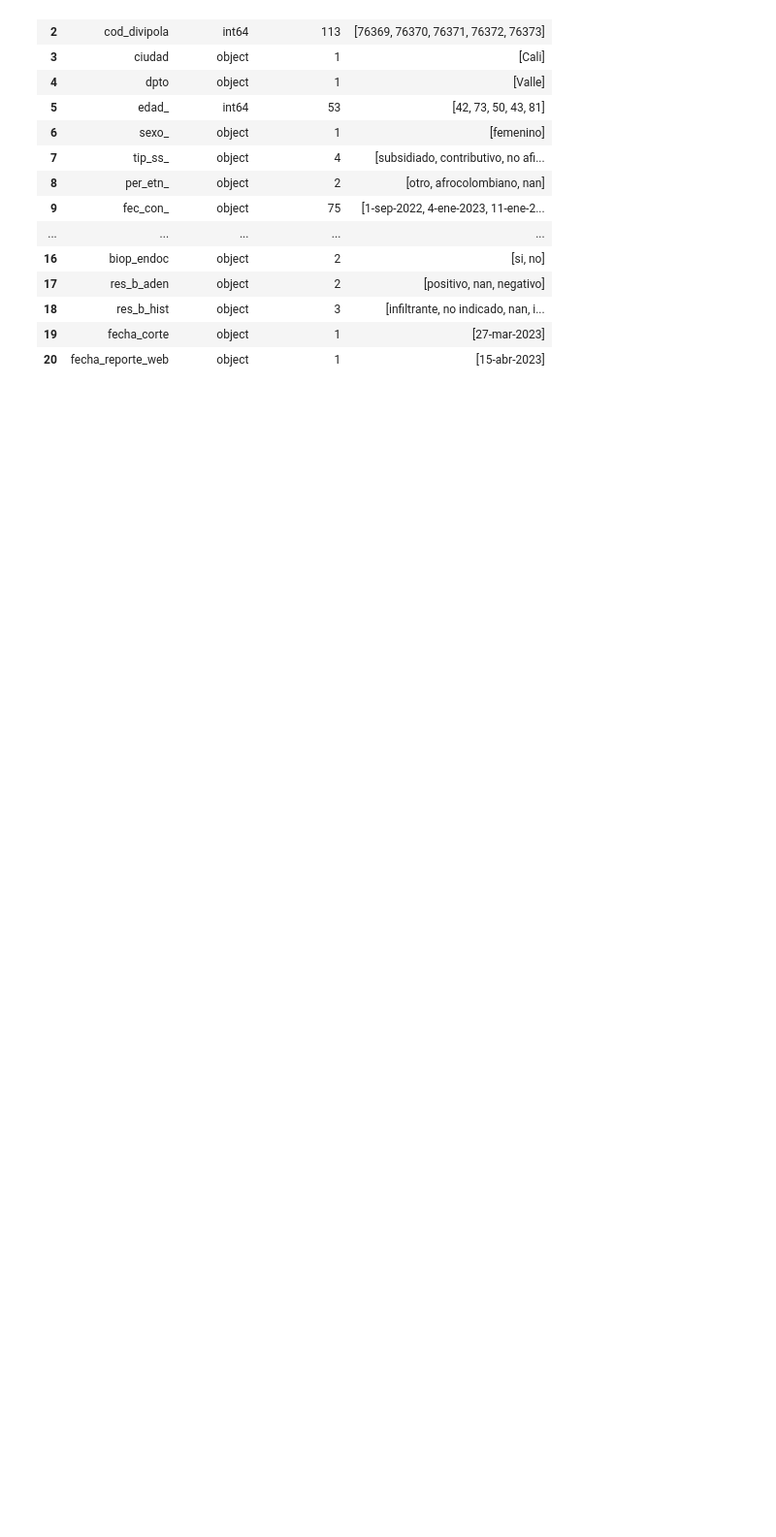
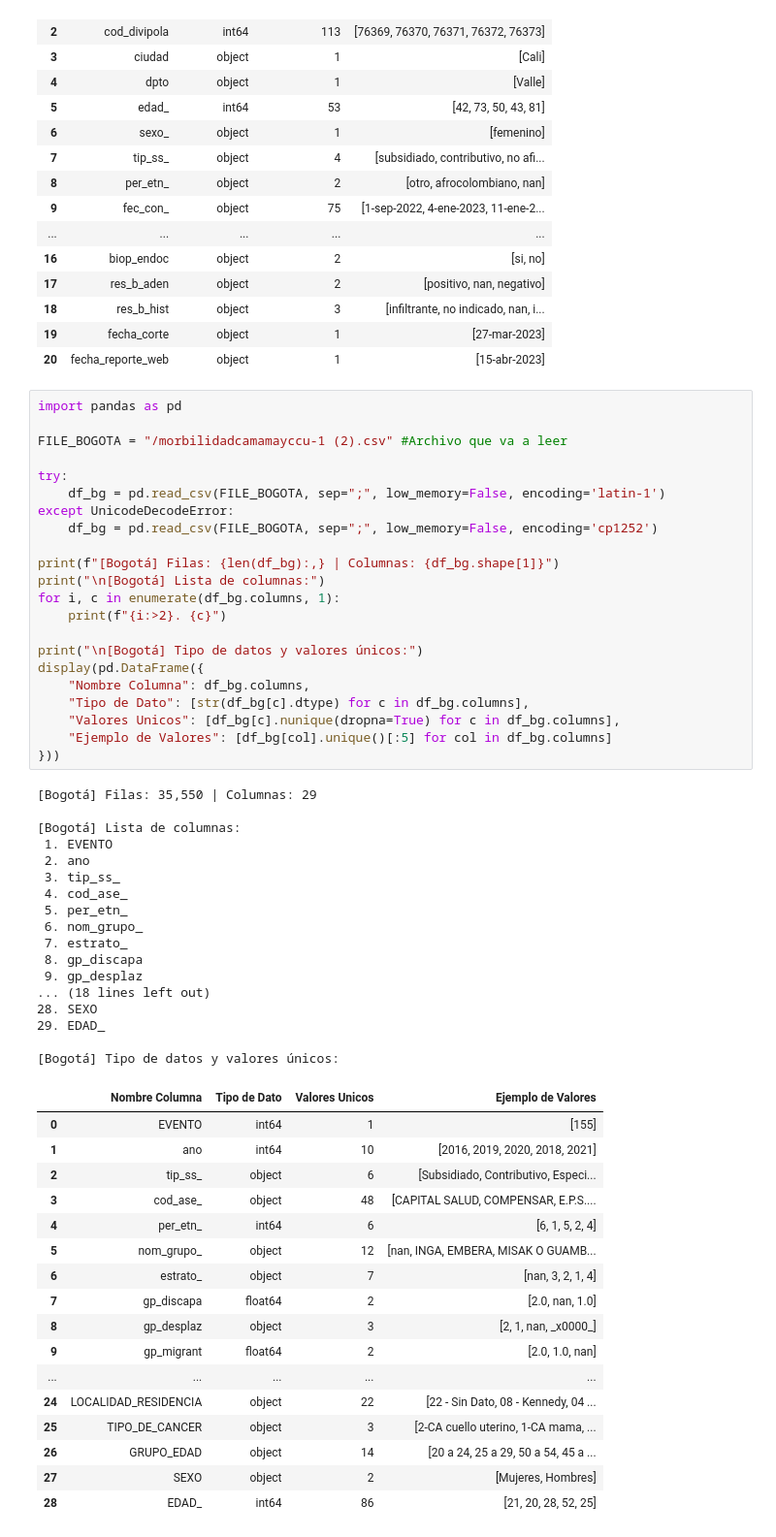
Before and after one commit to workjuanmejia/MaestriaIA, a Jupyter notebook: Project_Cancer_Uterino.ipynb, the cells around one changed output. Shown at 97% size. Saved outputs shown, nothing was run; the diff lists cells and outputs as text; blank space fills up the shorter version.

```diff
--- a/Project_Cancer_Uterino.ipynb
+++ b/Project_Cancer_Uterino.ipynb
@@ -103,3 +103,60 @@ display(pd.DataFrame({
 | 18 | res_b_hist | object | 3 | [infiltrante, no indicado, nan, i... |
 | 19 | fecha_corte | object | 1 | [27-mar-2023] |
 | 20 | fecha_reporte_web | object | 1 | [15-abr-2023] |
+# %%
+import pandas as pd
+
+FILE_BOGOTA = "/morbilidadcamamayccu-1 (2).csv" #Archivo que va a leer
+
+try:
+    df_bg = pd.read_csv(FILE_BOGOTA, sep=";", low_memory=False, encoding='latin-1')
+except UnicodeDecodeError:
+    df_bg = pd.read_csv(FILE_BOGOTA, sep=";", low_memory=False, encoding='cp1252')
+
+print(f"[Bogotá] Filas: {len(df_bg):,} | Columnas: {df_bg.shape[1]}")
+print("\n[Bogotá] Lista de columnas:")
+for i, c in enumerate(df_bg.columns, 1):
+    print(f"{i:>2}. {c}")
+
+print("\n[Bogotá] Tipo de datos y valores únicos:")
+display(pd.DataFrame({
+    "Nombre Columna": df_bg.columns,
+    "Tipo de Dato": [str(df_bg[c].dtype) for c in df_bg.columns],
+    "Valores Unicos": [df_bg[c].nunique(dropna=True) for c in df_bg.columns],
+    "Ejemplo de Valores": [df_bg[col].unique()[:5] for col in df_bg.columns]
+}))
+# %% [output]
+[Bogotá] Filas: 35,550 | Columnas: 29
+
+[Bogotá] Lista de columnas:
+ 1. EVENTO
+ 2. ano
+ 3. tip_ss_
+ 4. cod_ase_
+ 5. per_etn_
+ 6. nom_grupo_
+ 7. estrato_
+ 8. gp_discapa
+ 9. gp_desplaz
+... (18 lines left out)
+28. SEXO
+29. EDAD_
+
+[Bogotá] Tipo de datos y valores únicos:
+|  | Nombre Columna | Tipo de Dato | Valores Unicos | Ejemplo de Valores |
+| 0 | EVENTO | int64 | 1 | [155] |
+| 1 | ano | int64 | 10 | [2016, 2019, 2020, 2018, 2021] |
+| 2 | tip_ss_ | object | 6 | [Subsidiado, Contributivo, Especi... |
+| 3 | cod_ase_ | object | 48 | [CAPITAL SALUD, COMPENSAR, E.P.S.... |
+| 4 | per_etn_ | int64 | 6 | [6, 1, 5, 2, 4] |
+| 5 | nom_grupo_ | object | 12 | [nan, INGA, EMBERA, MISAK O GUAMB... |
+| 6 | estrato_ | object | 7 | [nan, 3, 2, 1, 4] |
+| 7 | gp_discapa | float64 | 2 | [2.0, nan, 1.0] |
+| 8 | gp_desplaz | object | 3 | [2, 1, nan, _x0000_] |
+| 9 | gp_migrant | float64 | 2 | [2.0, 1.0, nan] |
+| ... | ... | ... | ... | ... |
+| 24 | LOCALIDAD_RESIDENCIA | object | 22 | [22 - Sin Dato, 08 - Kennedy, 04 ... |
+| 25 | TIPO_DE_CANCER | object | 3 | [2-CA cuello uterino, 1-CA mama, ... |
+| 26 | GRUPO_EDAD | object | 14 | [20 a 24, 25 a 29, 50 a 54, 45 a ... |
+| 27 | SEXO | object | 2 | [Mujeres, Hombres] |
+| 28 | EDAD_ | int64 | 86 | [21, 20, 28, 52, 25] |
```
